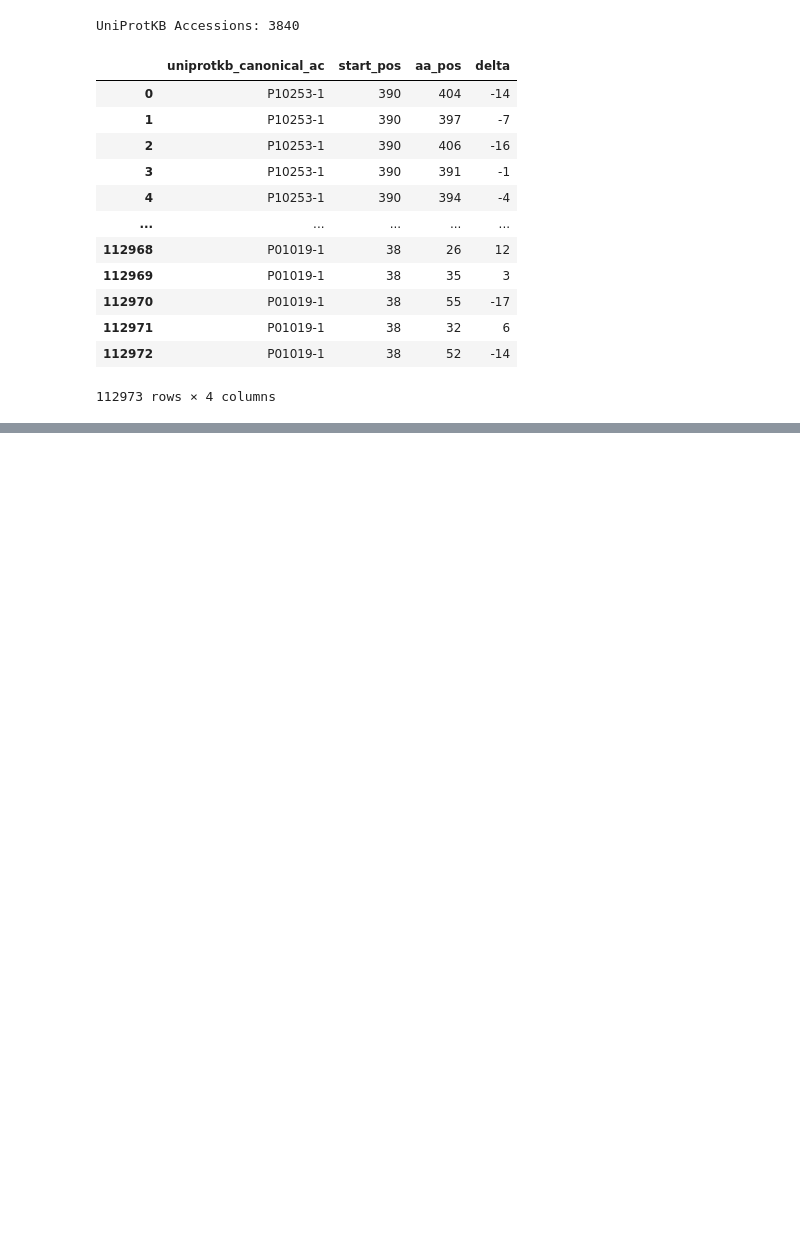
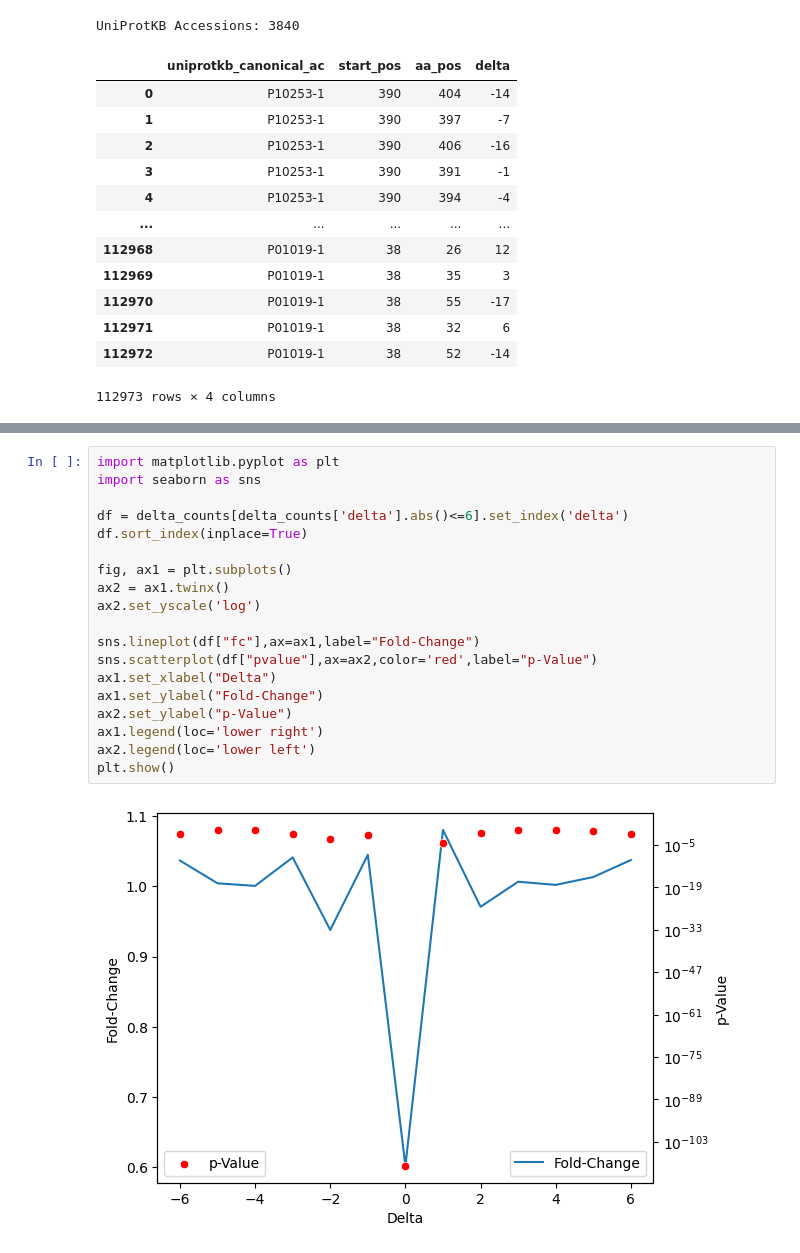
Before and after one commit to edwardsnj/glygen-colab-notebooks, a Jupyter notebook: variants/main1.ipynb, the cells around one changed output, grey strips where cells are left out. Drawn from its saved outputs; the diff is of its cells as text; blank space fills up the shorter version.

```diff
--- a/variants/main1.ipynb
+++ b/variants/main1.ipynb
@@ -282,0 +286,21 @@ delta_counts
+# %%
+import matplotlib.pyplot as plt
+import seaborn as sns
+
+df = delta_counts[delta_counts['delta'].abs()<=6].set_index('delta')
+df.sort_index(inplace=True)
+
+fig, ax1 = plt.subplots()
+ax2 = ax1.twinx()
+ax2.set_yscale('log')
+
+sns.lineplot(df["fc"],ax=ax1,label="Fold-Change")
+sns.scatterplot(df["pvalue"],ax=ax2,color='red',label="p-Value")
+ax1.set_xlabel("Delta")
+ax1.set_ylabel("Fold-Change")
+ax2.set_ylabel("p-Value")
+ax1.legend(loc='lower right')
+ax2.legend(loc='lower left')
+plt.show()
+# %% [output]
+[figure, added]
```
Also changed, not shown: parts of 1 cell of this notebook.
